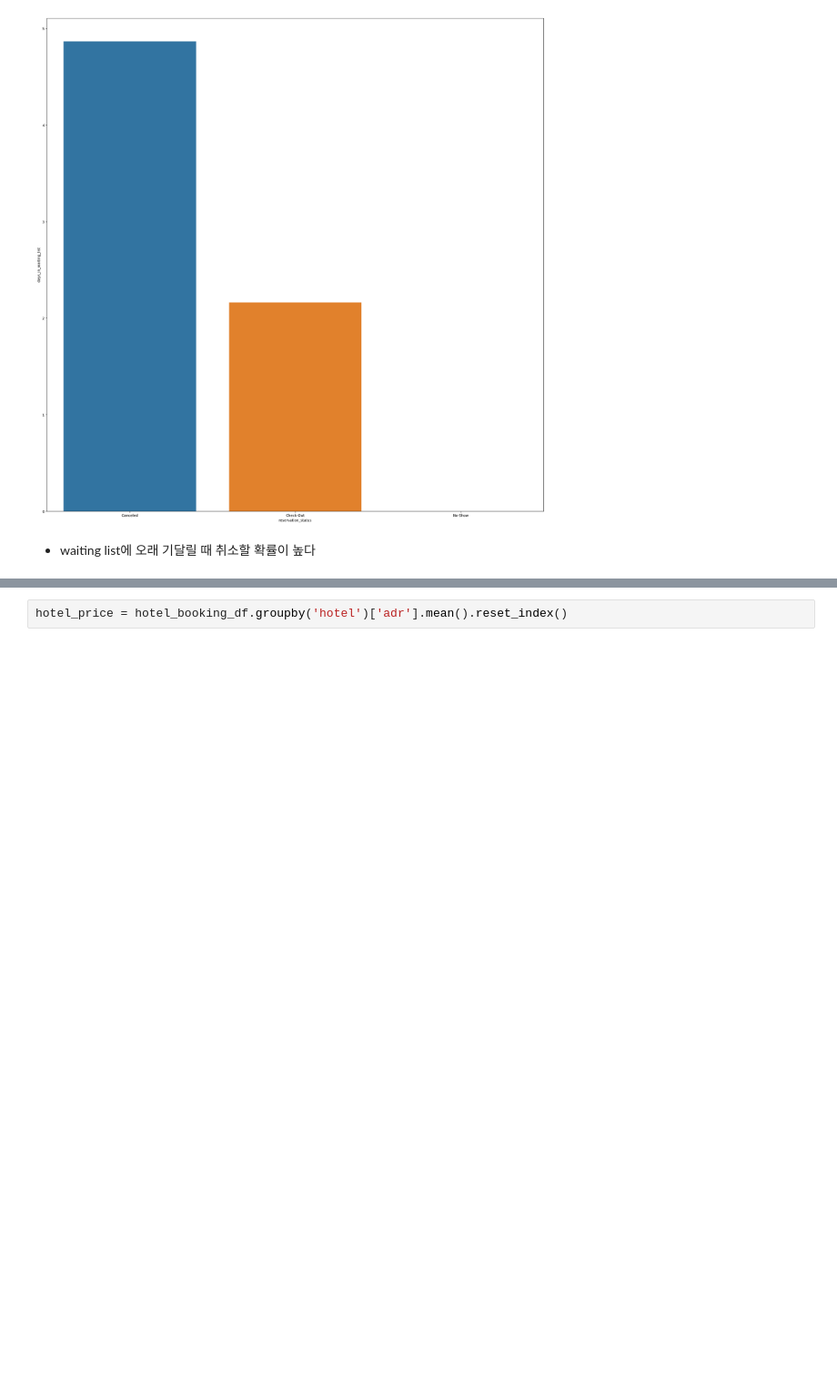
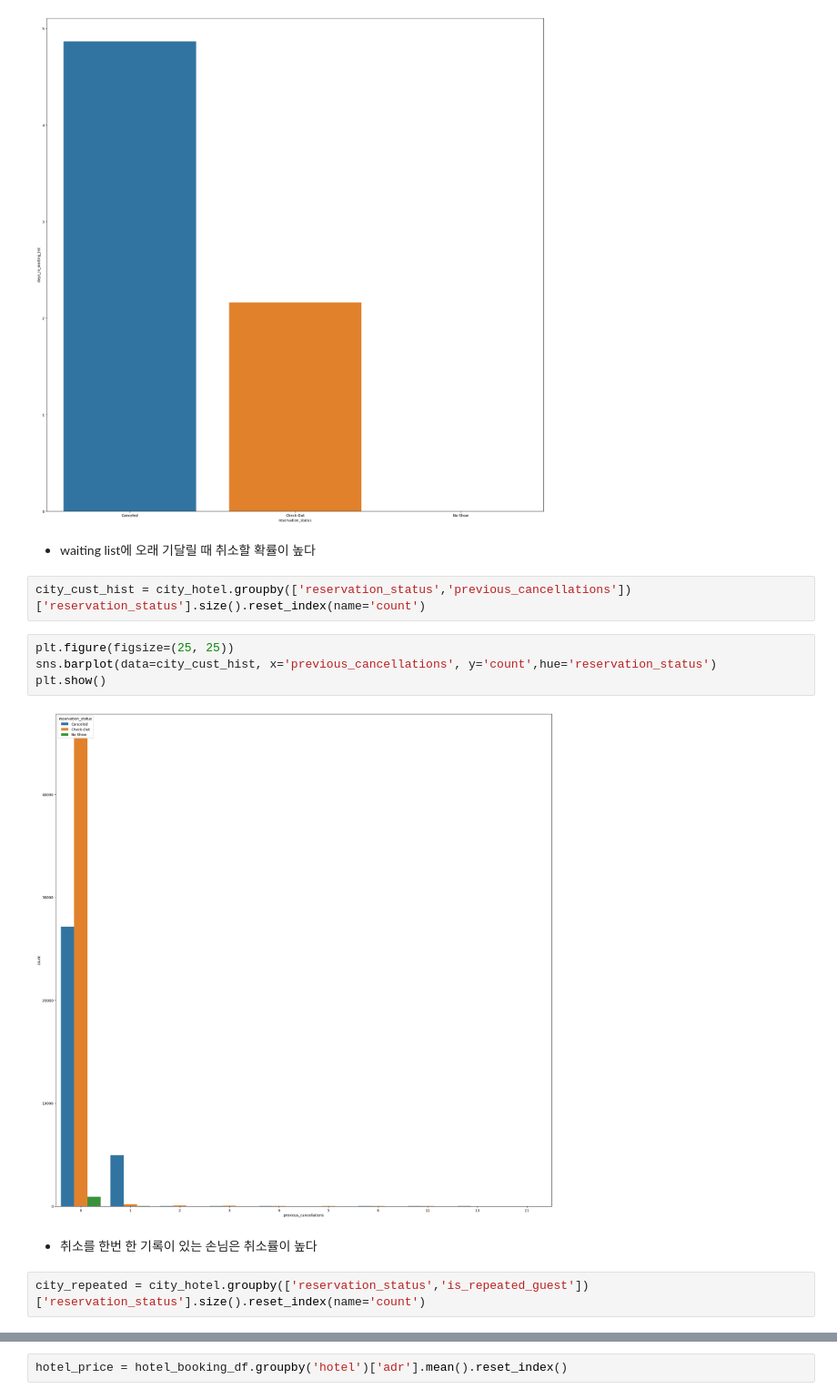
Before and after one commit to wjco/DAStudy-sun2, a Jupyter notebook: jss/hotel_booking_analysis/hotel_booking_analysis.ipynb, the cells around one changed output, grey strips where cells are left out. Shown at 91% size. Cells and saved outputs as stored; diff of their text form; blank space fills up the shorter version.

```diff
--- a/jss/hotel_booking_analysis/hotel_booking_analysis.ipynb
+++ b/jss/hotel_booking_analysis/hotel_booking_analysis.ipynb
@@ -627,3 +659,15 @@ plt.show()
 [figure]
 # %% [markdown]
 - waiting list에 오래 기달릴 때 취소할 확률이 높다
+# %%
+city_cust_hist = city_hotel.groupby(['reservation_status','previous_cancellations'])['reservation_status'].size().reset_index(name='count')
+# %%
+plt.figure(figsize=(25, 25))
+sns.barplot(data=city_cust_hist, x='previous_cancellations', y='count',hue='reservation_status')
+plt.show()
+# %% [output]
+[figure, added]
+# %% [markdown]
+- 취소를 한번 한 기록이 있는 손님은 취소률이 높다
+# %%
+city_repeated = city_hotel.groupby(['reservation_status','is_repeated_guest'])['reservation_status'].size().reset_index(name='count')
```
Also changed, not shown: parts of 18 cells of this notebook.
